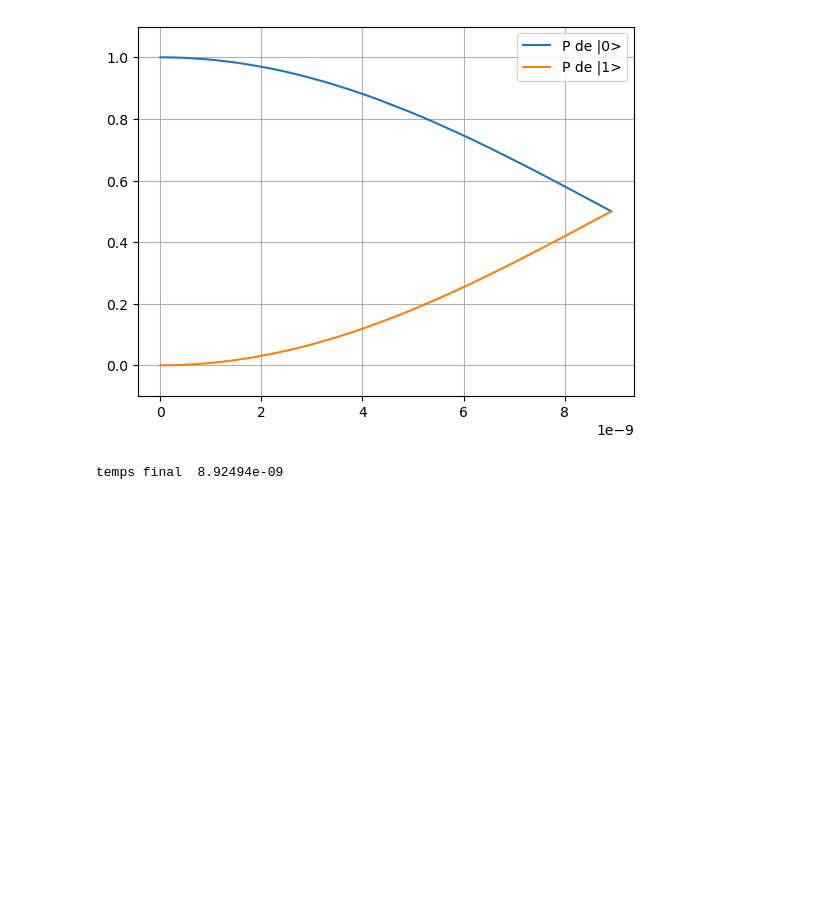
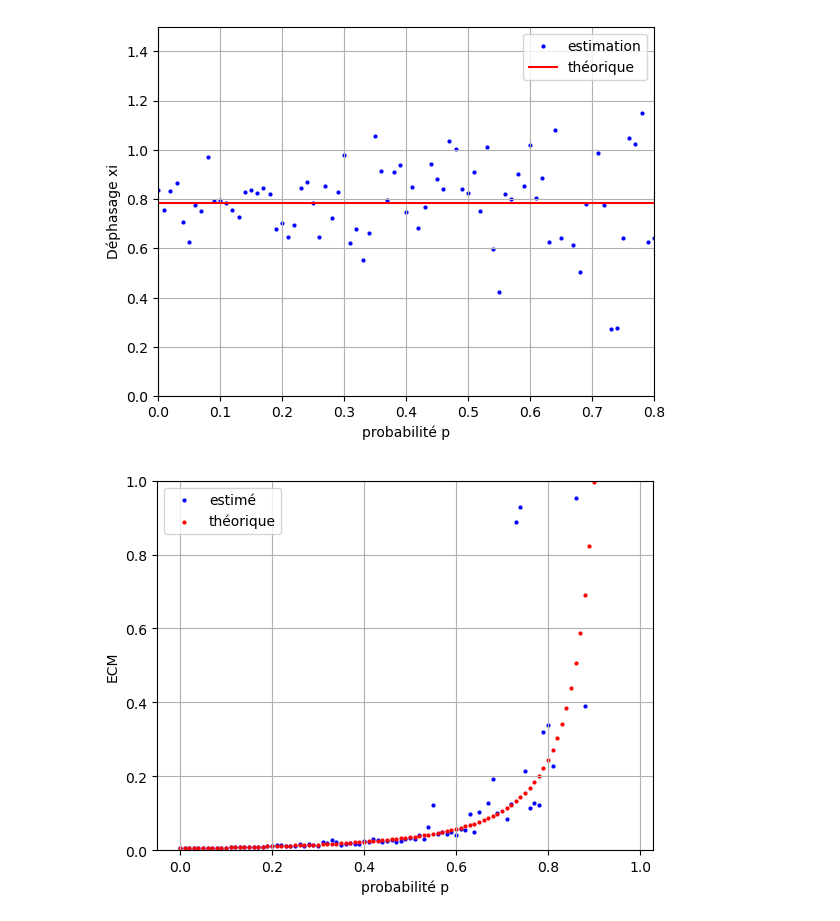
Before and after one commit to Gepepe91/projet_qubit, a Jupyter notebook: codes/visualisation.ipynb, the cells around one changed output. Cells and saved outputs as stored; diff of their text form; code cells hidden in the pictures; blank space fills up the shorter version.

```diff
--- a/codes/visualisation.ipynb
+++ b/codes/visualisation.ipynb
@@ -40,20 +1,48 @@ plt.show()
-# %%
-# Affichage des probabilités pour la phase de préparation du qubit
-
-data = np.loadtxt("preparation_qubit.csv", delimiter=" ", skiprows=1 , usecols=(0,3,4))
-
-time = data[:,0]
-P1 = data[:,1]
-P2 = data[:,2]
-
-plt.plot(time , P1, label='P de |0>')
-plt.plot(time , P2 , label='P de |1>')
-plt.legend()
-plt.ylim([-0.1,1.1])
-plt.grid()
-plt.show()
-
-print("temps final ",time[-1])
-# %% [output]
-[figure, removed]
-temps final  8.92494e-09
+# %%
+# Affichage des probabilités de |0> et |1> :
+
+import numpy as np
+import matplotlib.pyplot as plt
+
+qub = np.loadtxt("estimation.csv", delimiter=",", skiprows=1)
+
+p = qub[:,0]
+N0 = qub[:,1]
+estimation = qub[:,2]
+exact = qub[:,3]
+ECM = qub[:,4]
+ECM_exact = qub[:,5]
+fisher = qub[:,6]
+fisher_exact = qub[:,7]
+
+
+plt.scatter(p , estimation, s=4, c='b', label = 'estimation')
+plt.plot(p,exact, c='r', label = 'théorique')
+plt.xlim([0,0.8])
+plt.ylim([0.,1.5])
+plt.xlabel("probabilité p")
+plt.ylabel("Déphasage xi")
+plt.legend()
+plt.grid()
+plt.show()
+
+plt.scatter(p , ECM, s=4, c='b', label = 'estimé')
+plt.scatter(p , ECM_exact, s=4, c='r', label = 'théorique')
+plt.ylim([0,1])
+plt.xlabel("probabilité p")
+plt.ylabel("ECM")
+plt.legend()
+plt.grid()
+plt.show()
+
+plt.scatter(p , fisher, s=4,c='b', label = 'estimé' )
+plt.scatter(p, fisher_exact, s=4, c='r', label = 'théorique')
+plt.xlabel("probabilité p")
+plt.ylabel("Information de Fisher")
+plt.xlim([0,1])
+plt.legend()
+plt.grid()
+plt.show()
+# %% [output]
+[figure, added]
+[figure, added]
```
Also changed, not shown: parts of 5 cells of this notebook, 33 other files.
